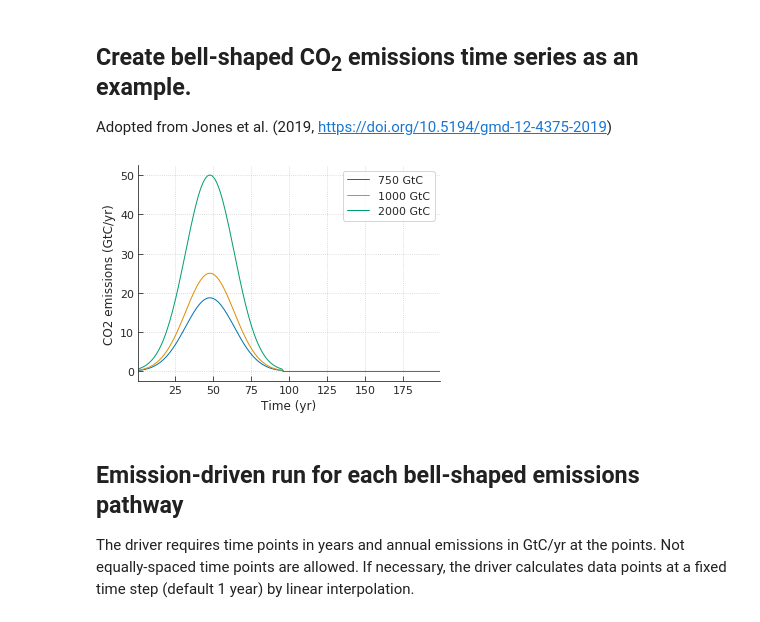
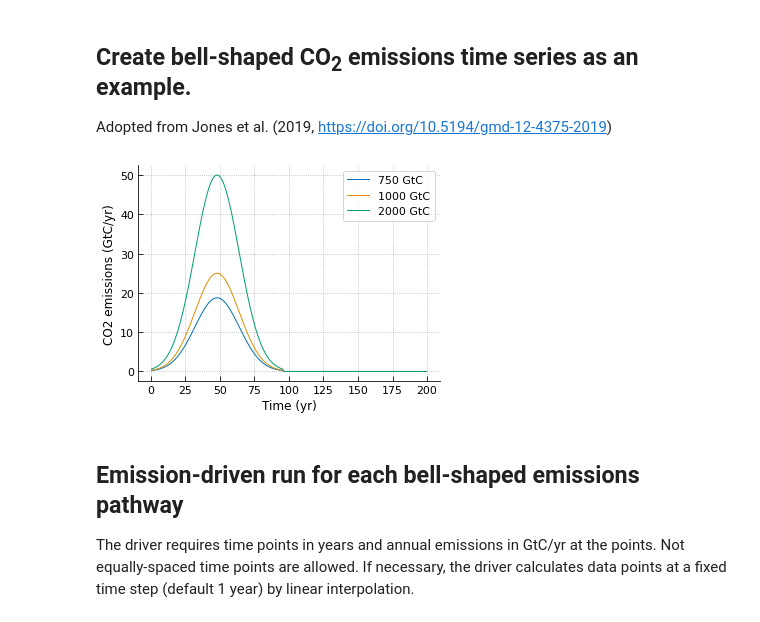
Before and after one commit to tsutsui1872/mce, a Jupyter notebook: notebook/t_driver.ipynb, the cells around one changed output. Drawn from its saved outputs; the diff is of its cells as text; code cells hidden in the pictures.

```diff
--- a/notebook/t_driver.ipynb
+++ b/notebook/t_driver.ipynb
@@ -13,3 +16,5 @@ from IPython.display import display
+# %%
+myplt = PlotBase()
 # %% [markdown]
 ##  Time series plotting function used in this example
 # %%
@@ -78,34 +77,35 @@ Adopted from Jones et al. (2019, https://doi.org/10.5194/gmd-12-4375-2019)
 # %%
 def bell_shaped_emissions():
     Period = 96
     CumulativeE = [750, 1000, 2000]
     m = np.size(CumulativeE)
     Time = np.arange(0.5, 200.5, 1)
     t = np.size(Time)
     Pathways = np.zeros((t, m))
 
     for j in range(0, m):
         SD = Period/6
         CE = CumulativeE[j]/0.997300204
         Mu = Period/2
         Emissions = CE*((1/(SD*np.sqrt(2*np.pi)))*np.exp(-0.5*(((Time-Mu)/SD)**2)))
         Emissions[Period:] = 0
         Pathways[:,j] = Emissions
 
     df = pd.DataFrame(
         Pathways, index=Time, columns=[f'{x} GtC' for x in CumulativeE])
     return df
 
 dfin = bell_shaped_emissions()
 
-p1 = wrap_plotspace()
-ax = p1.figure.axes[0]
-dfin.plot(ax=ax, grid=True)
+myplt.init_general()
+ax = myplt(0)
+ax.plot(dfin.index, dfin)
+ax.legend(ax.lines, dfin.columns)
 ax.set_xlabel('Time (yr)')
 ax.set_ylabel('CO2 emissions (GtC/yr)')
-p1.despine(ax)
+ax.grid()
 # %% [output]
-[figure, old version]
+[figure, new version]
 # %% [markdown]
 ## Emission-driven run for each bell-shaped emissions pathway
 
```
Also changed, not shown: parts of 7 cells of this notebook, 2 other files.
